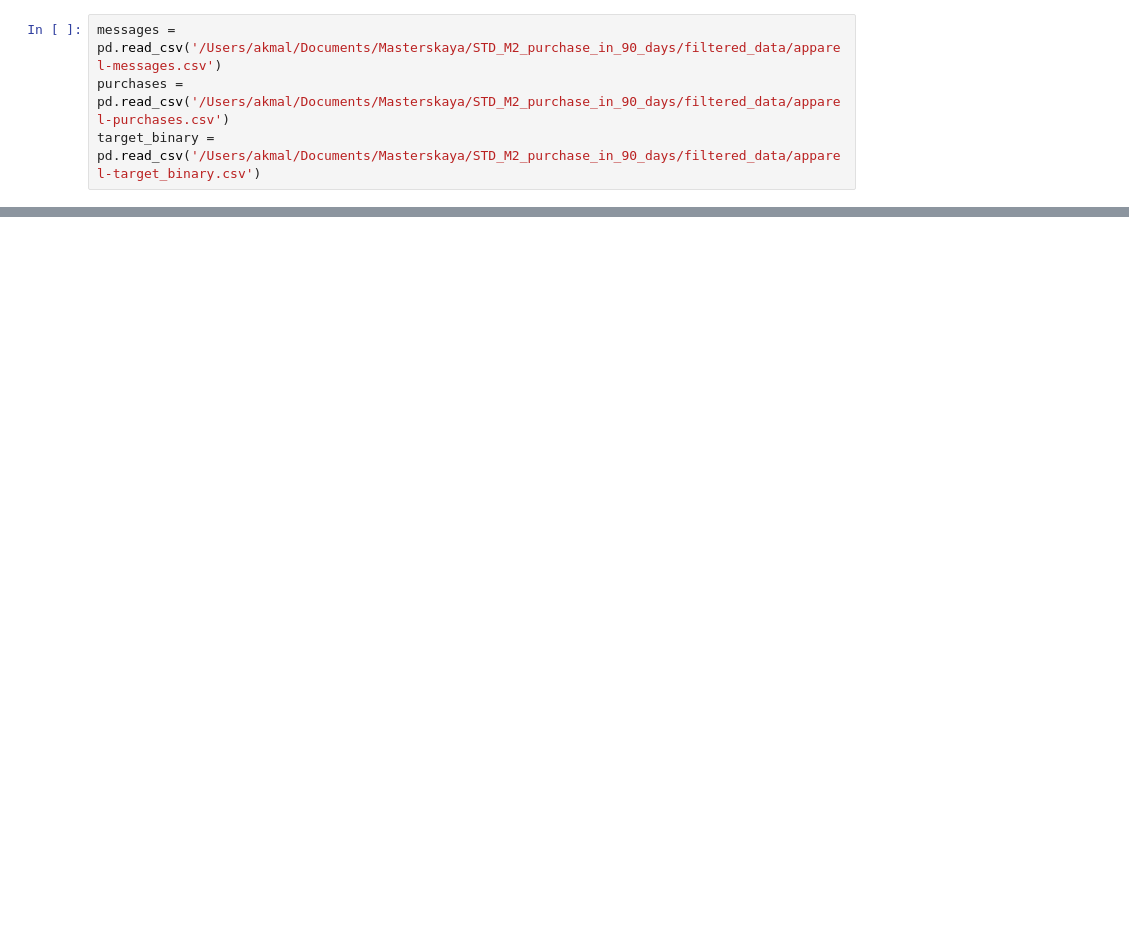
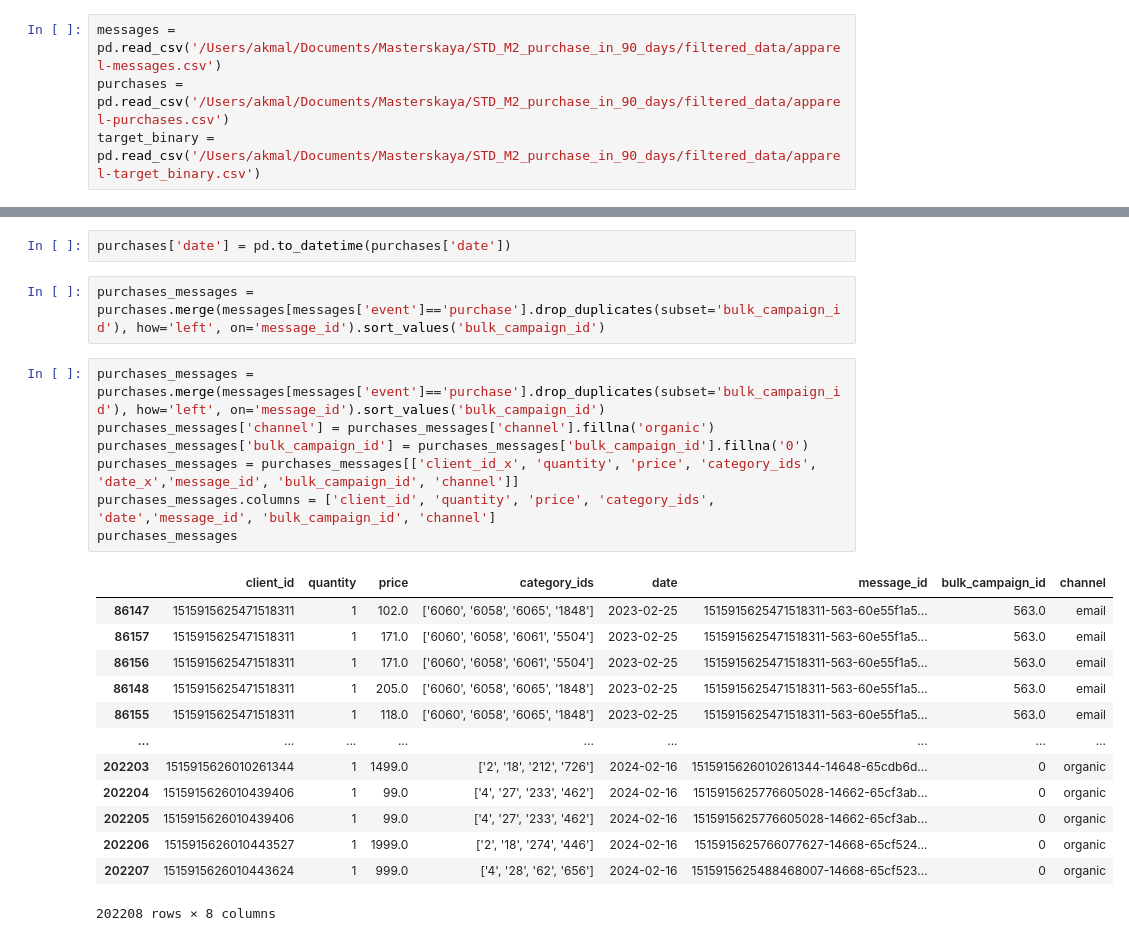
Before and after one commit to AKMALKULIEV/Marketing, a Jupyter notebook: Marketing.ipynb, the cells around one changed output, grey strips where cells are left out. Drawn from its saved outputs; the diff is of its cells as text; blank space fills up the shorter version.

```diff
--- a/Marketing.ipynb
+++ b/Marketing.ipynb
@@ -30 +52,26 @@ dtypes: float64(1), int64(2), object(3)
 memory usage: 9.3+ MB
+# %%
+purchases['date'] = pd.to_datetime(purchases['date'])
+# %%
+purchases_messages = purchases.merge(messages[messages['event']=='purchase'].drop_duplicates(subset='bulk_campaign_id'), how='left', on='message_id').sort_values('bulk_campaign_id')
+# %%
+purchases_messages = purchases.merge(messages[messages['event']=='purchase'].drop_duplicates(subset='bulk_campaign_id'), how='left', on='message_id').sort_values('bulk_campaign_id')
+purchases_messages['channel'] = purchases_messages['channel'].fillna('organic')
+purchases_messages['bulk_campaign_id'] = purchases_messages['bulk_campaign_id'].fillna('0')
+purchases_messages = purchases_messages[['client_id_x', 'quantity', 'price', 'category_ids', 'date_x','message_id', 'bulk_campaign_id', 'channel']]
+purchases_messages.columns = ['client_id', 'quantity', 'price', 'category_ids', 'date','message_id', 'bulk_campaign_id', 'channel']
+purchases_messages
+# %% [output]
+|  | client_id | quantity | price | category_ids | date | message_id | bulk_campaign_id | channel |
+| 86147 | 1515915625471518311 | 1 | 102.0 | ['6060', '6058', '6065', '1848'] | 2023-02-25 | 1515915625471518311-563-60e55f1a5... | 563.0 | email |
+| 86157 | 1515915625471518311 | 1 | 171.0 | ['6060', '6058', '6061', '5504'] | 2023-02-25 | 1515915625471518311-563-60e55f1a5... | 563.0 | email |
+| 86156 | 1515915625471518311 | 1 | 171.0 | ['6060', '6058', '6061', '5504'] | 2023-02-25 | 1515915625471518311-563-60e55f1a5... | 563.0 | email |
+| 86148 | 1515915625471518311 | 1 | 205.0 | ['6060', '6058', '6065', '1848'] | 2023-02-25 | 1515915625471518311-563-60e55f1a5... | 563.0 | email |
+| 86155 | 1515915625471518311 | 1 | 118.0 | ['6060', '6058', '6065', '1848'] | 2023-02-25 | 1515915625471518311-563-60e55f1a5... | 563.0 | email |
+| ... | ... | ... | ... | ... | ... | ... | ... | ... |
+| 202203 | 1515915626010261344 | 1 | 1499.0 | ['2', '18', '212', '726'] | 2024-02-16 | 1515915626010261344-14648-65cdb6d... | 0 | organic |
+| 202204 | 1515915626010439406 | 1 | 99.0 | ['4', '27', '233', '462'] | 2024-02-16 | 1515915625776605028-14662-65cf3ab... | 0 | organic |
+| 202205 | 1515915626010439406 | 1 | 99.0 | ['4', '27', '233', '462'] | 2024-02-16 | 1515915625776605028-14662-65cf3ab... | 0 | organic |
+| 202206 | 1515915626010443527 | 1 | 1999.0 | ['2', '18', '274', '446'] | 2024-02-16 | 1515915625766077627-14668-65cf524... | 0 | organic |
+| 202207 | 1515915626010443624 | 1 | 999.0 | ['4', '28', '62', '656'] | 2024-02-16 | 1515915625488468007-14668-65cf523... | 0 | organic |
+202208 rows × 8 columns
```
Also changed, not shown: parts of 24 cells of this notebook, 1 other file.
